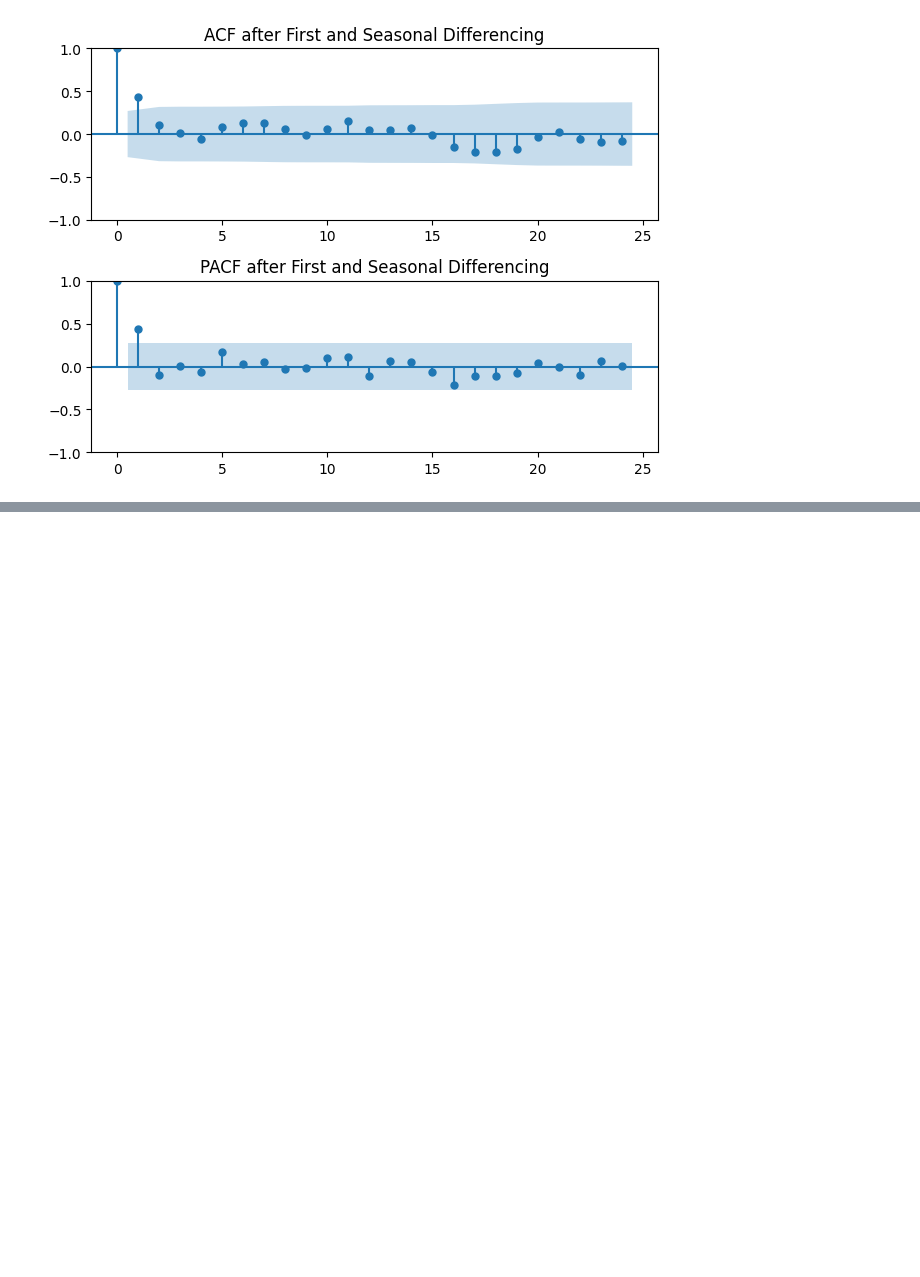
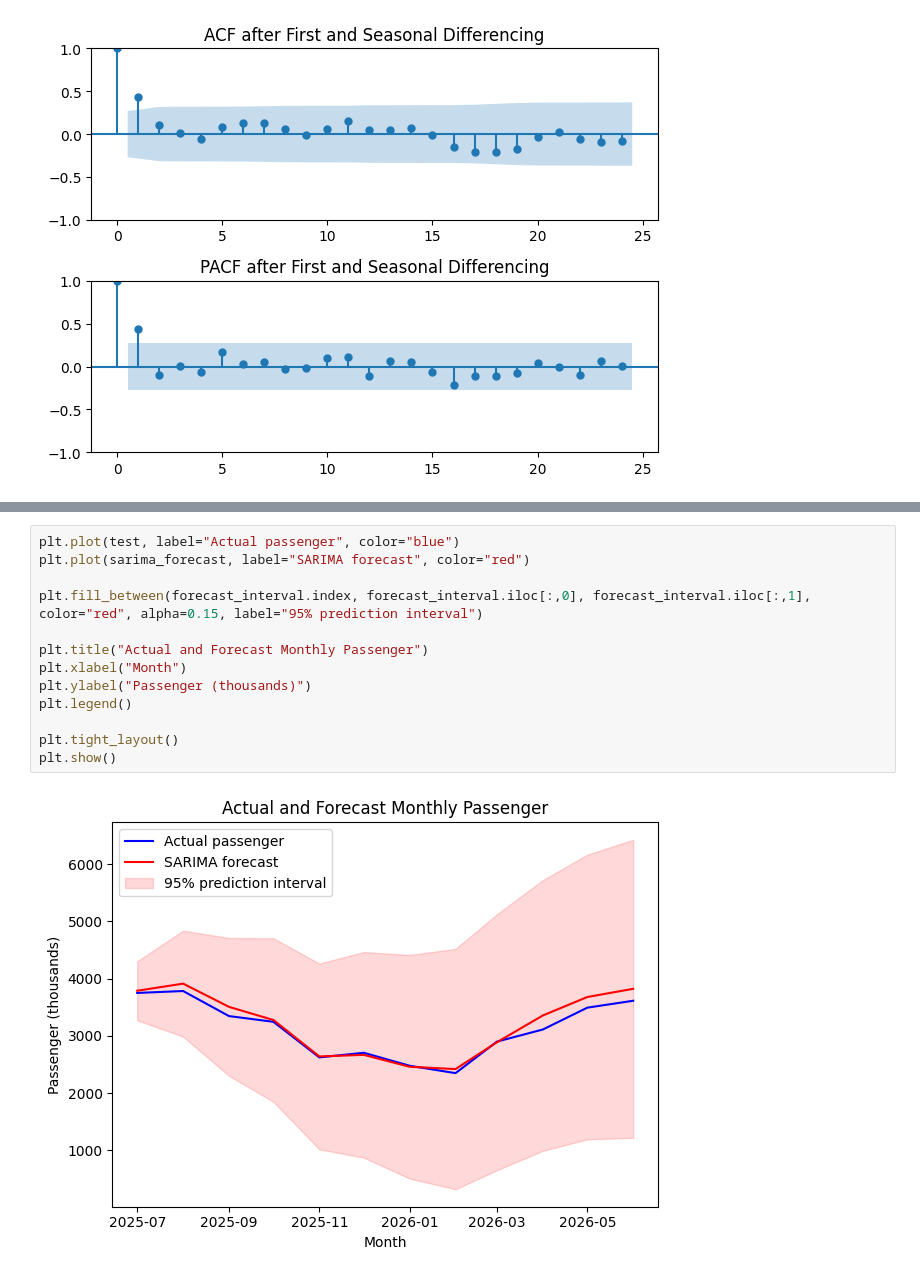
Before and after one commit to Ricardocotaa/CA1-Machine-Learning-2-Ricardo-Cota, a Jupyter notebook: CA1 MachineLearning-RicardoCota.ipynb, the cells around one changed output, grey strips where cells are left out. Drawn from its saved outputs; the diff is of its cells as text; blank space fills up the shorter version.

```diff
--- a/CA1 MachineLearning-RicardoCota.ipynb
+++ b/CA1 MachineLearning-RicardoCota.ipynb
@@ -876,0 +941,15 @@ After the first and seasonal differencing, both ACF and PACF shows a significant
+# %%
+plt.plot(test, label="Actual passenger", color="blue")
+plt.plot(sarima_forecast, label="SARIMA forecast", color="red")
+
+plt.fill_between(forecast_interval.index, forecast_interval.iloc[:,0], forecast_interval.iloc[:,1], color="red", alpha=0.15, label="95% prediction interval")
+
+plt.title("Actual and Forecast Monthly Passenger")
+plt.xlabel("Month")
+plt.ylabel("Passenger (thousands)")
+plt.legend()
+
+plt.tight_layout()
+plt.show()
+# %% [output]
+[figure, added]
```
Also changed, not shown: parts of 7 cells of this notebook.
